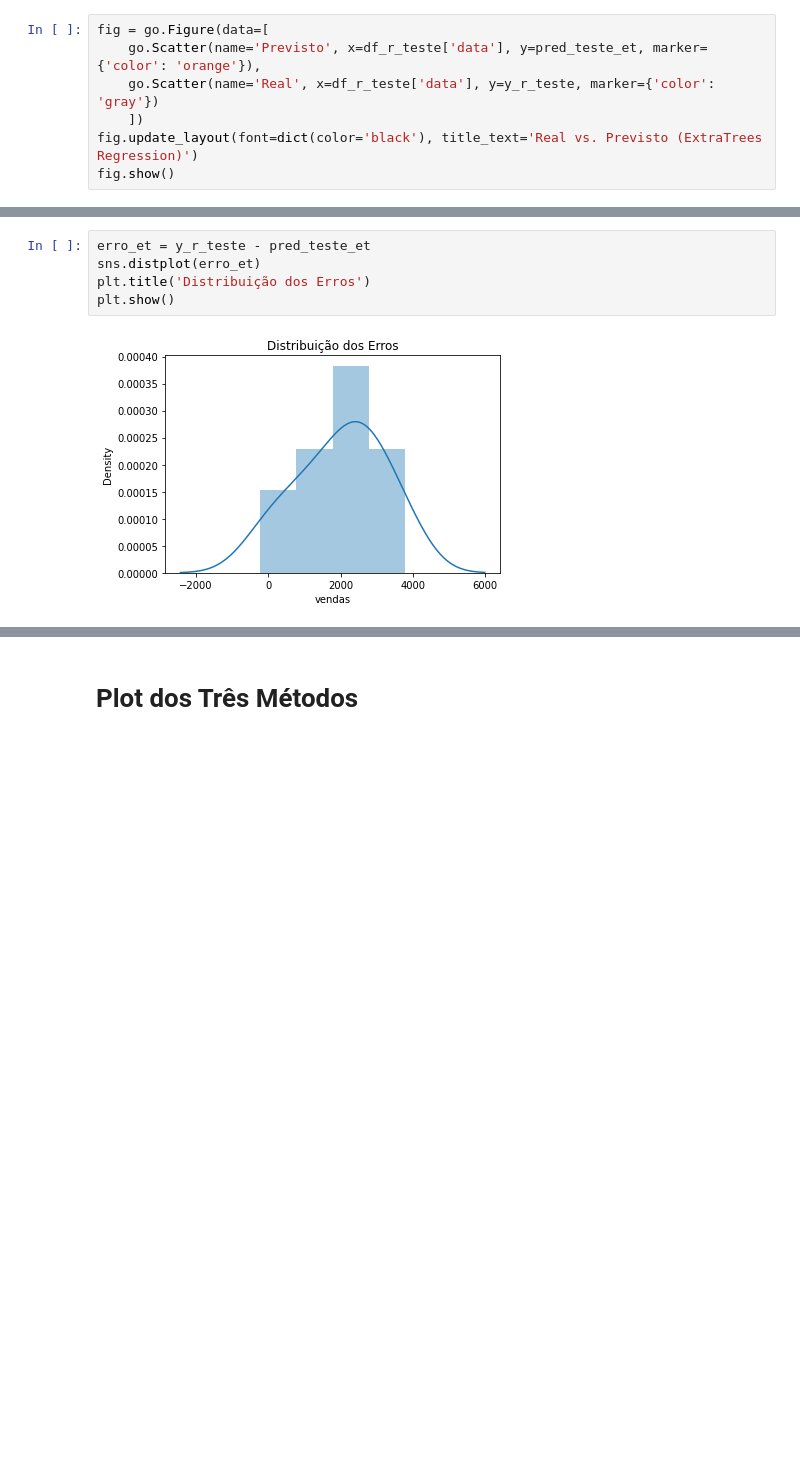
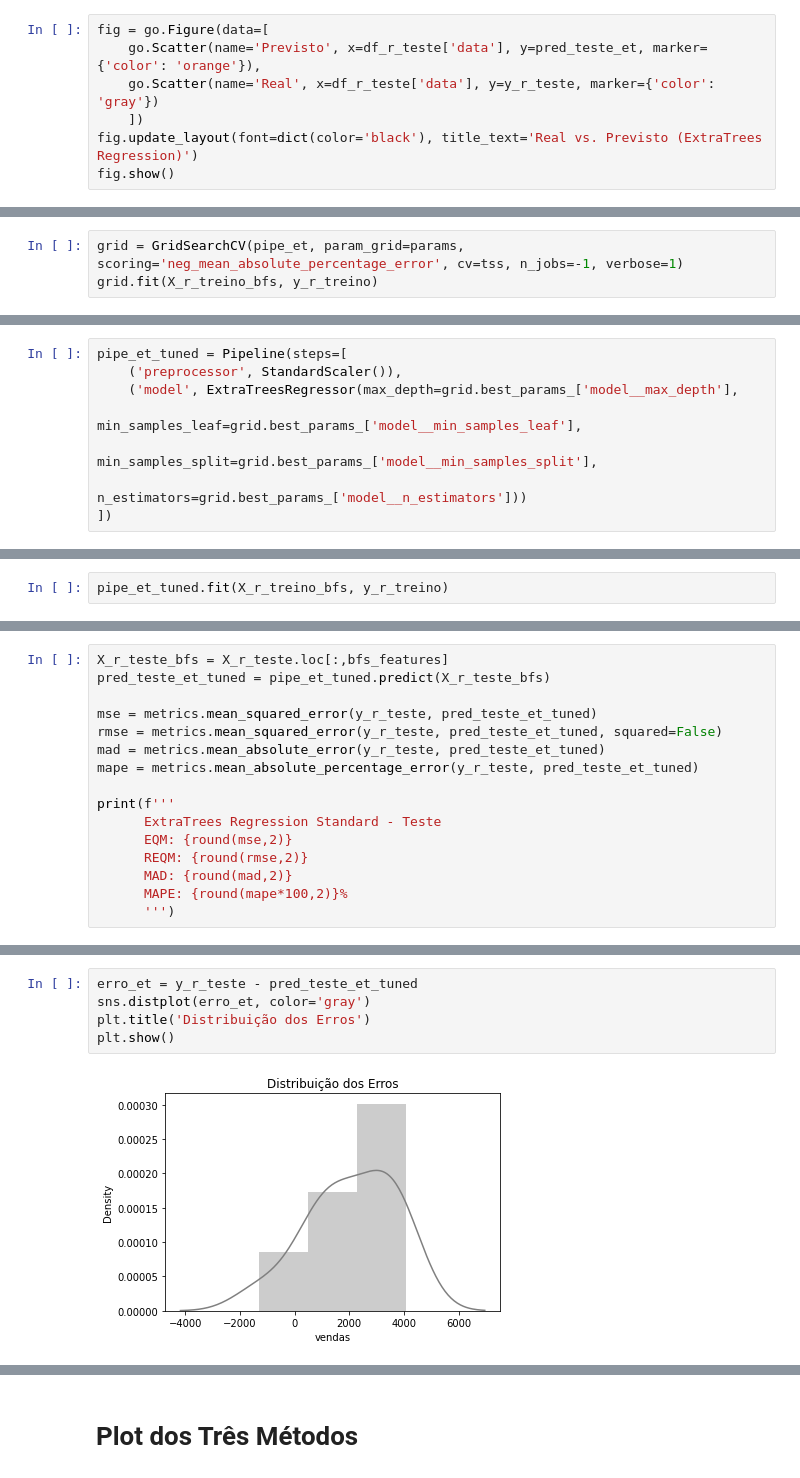
Before and after one commit to thiago-osorio/digital-house, a Jupyter notebook: projeto_integrador/Notebooks/modelagem.ipynb, the cells around one changed output, grey strips where cells are left out. Saved outputs shown, nothing was run; the diff lists cells and outputs as text; blank space fills up the shorter version.

```diff
--- a/projeto_integrador/Notebooks/modelagem.ipynb
+++ b/projeto_integrador/Notebooks/modelagem.ipynb
@@ -869,0 +386,3 @@ fig.show()
+# %%
+grid = GridSearchCV(pipe_et, param_grid=params, scoring='neg_mean_absolute_percentage_error', cv=tss, n_jobs=-1, verbose=1)
+grid.fit(X_r_treino_bfs, y_r_treino)
@@ -869,0 +407,8 @@ fig.show()
+# %%
+pipe_et_tuned = Pipeline(steps=[
+    ('preprocessor', StandardScaler()),
+    ('model', ExtraTreesRegressor(max_depth=grid.best_params_['model__max_depth'],
+                                  min_samples_leaf=grid.best_params_['model__min_samples_leaf'],
+                                  min_samples_split=grid.best_params_['model__min_samples_split'],
+                                  n_estimators=grid.best_params_['model__n_estimators']))
+])
@@ -869,0 +420,2 @@ fig.show()
+# %%
+pipe_et_tuned.fit(X_r_treino_bfs, y_r_treino)
@@ -869,0 +425,16 @@ fig.show()
+# %%
+X_r_teste_bfs = X_r_teste.loc[:,bfs_features]
+pred_teste_et_tuned = pipe_et_tuned.predict(X_r_teste_bfs)
+
+mse = metrics.mean_squared_error(y_r_teste, pred_teste_et_tuned)
+rmse = metrics.mean_squared_error(y_r_teste, pred_teste_et_tuned, squared=False)
+mad = metrics.mean_absolute_error(y_r_teste, pred_teste_et_tuned)
+mape = metrics.mean_absolute_percentage_error(y_r_teste, pred_teste_et_tuned)
+
+print(f'''
+      ExtraTrees Regression Standard - Teste
+      EQM: {round(mse,2)}
+      REQM: {round(rmse,2)}
+      MAD: {round(mad,2)}
+      MAPE: {round(mape*100,2)}%
+      ''')
@@ -870,10 +454,10 @@ fig.show()
 # %%
-erro_et = y_r_teste - pred_teste_et
-sns.distplot(erro_et)
+erro_et = y_r_teste - pred_teste_et_tuned
+sns.distplot(erro_et, color='gray')
 plt.title('Distribuição dos Erros')
 plt.show()
 # %% [output]
-[figure, old version]
+[figure, new version]
 # %%
 normal_test(erro_et)
 # %% [output]
```
Also changed, not shown: parts of 125 cells of this notebook, 1 other file.
